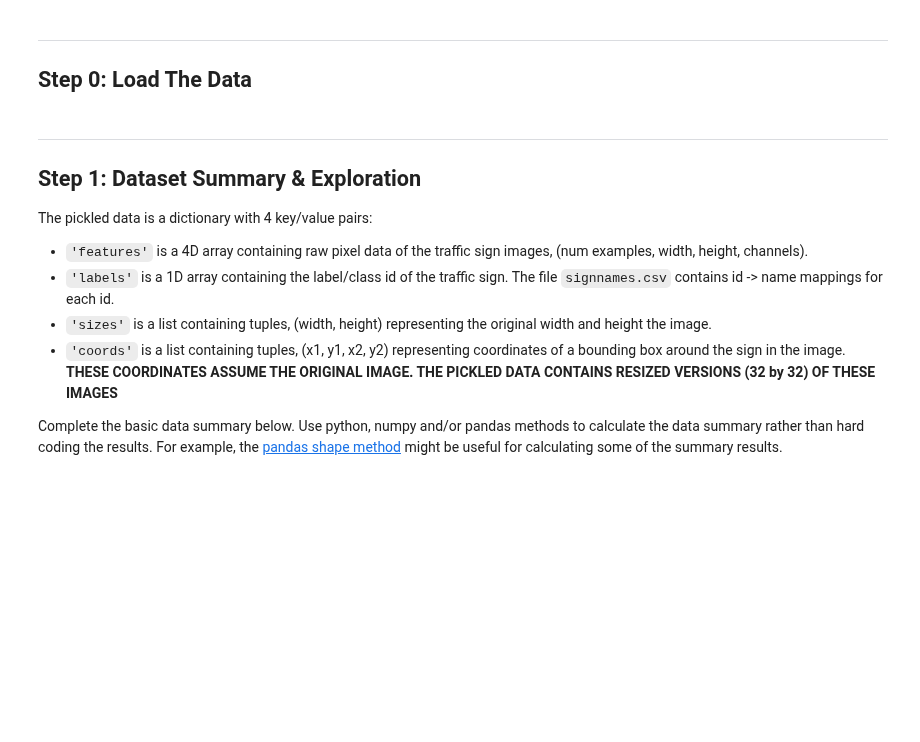
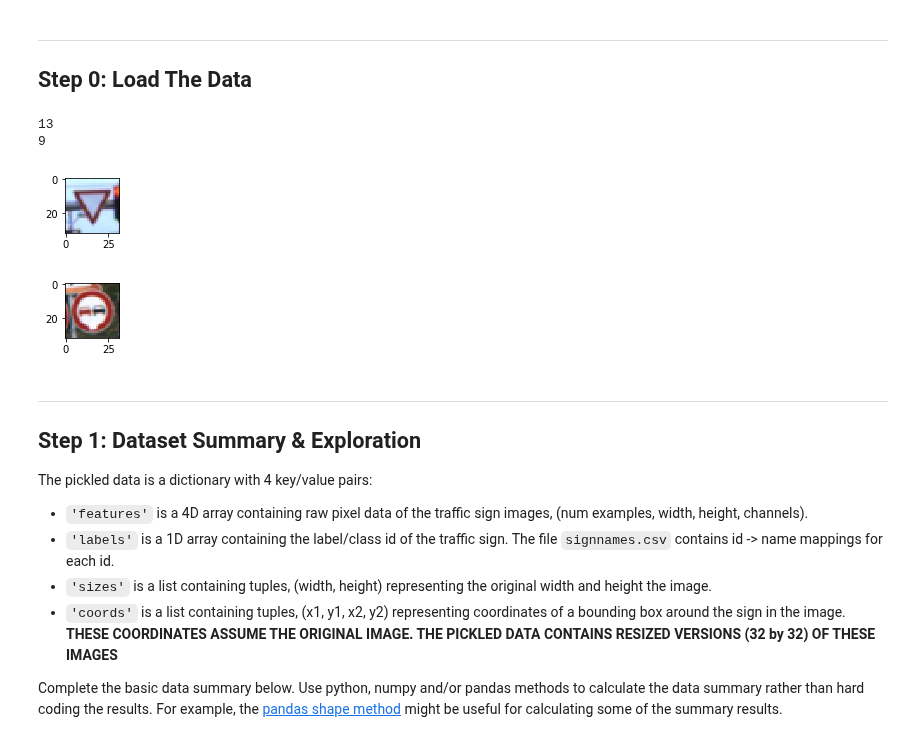
Before and after one commit to bryan0806/Udacity-CarND-Traffic-Sign-Classifier-Project, a Jupyter notebook: Traffic_Sign_Classifier.ipynb, the cells around one changed output. Drawn from its saved outputs; the diff is of its cells as text; code cells hidden in the pictures; blank space fills up the shorter version.

Commit message:
Adding image load code ....... not finish yet

```diff
--- a/Traffic_Sign_Classifier.ipynb
+++ b/Traffic_Sign_Classifier.ipynb
@@ -41,6 +41,33 @@ with open(testing_file, mode='rb') as f:
 X_train, y_train = train['features'], train['labels']
 X_valid, y_valid = valid['features'], valid['labels']
 X_test, y_test = test['features'], test['labels']
+# %%
+# check data
+index = random.randint(0, len(X_train))
+index2 = random.randint(0, len(X_train))
+#print("the length of x train is ", len(X_train))
+image = X_train[index].squeeze()
+image2 = X_train[index2].squeeze()
+#print(image[0][0][0])
+
+#def rgb2gray2(rgb):
+#    return np.dot(rgb[...,:3], [0.299, 0.587, 0.114])
+
+plt.figure(figsize=(1,1))
+plt.imshow(image)
+
+
+plt.figure(figsize=(1,1))
+plt.imshow(image2)
+
+
+print(y_train[index])
+print(y_train[index2])
+# %% [output]
+13
+9
+[figure, added]
+[figure, added]
 # %% [markdown]
 ---
 
```
Also changed, not shown: parts of 9 cells of this notebook, 8 other files.
